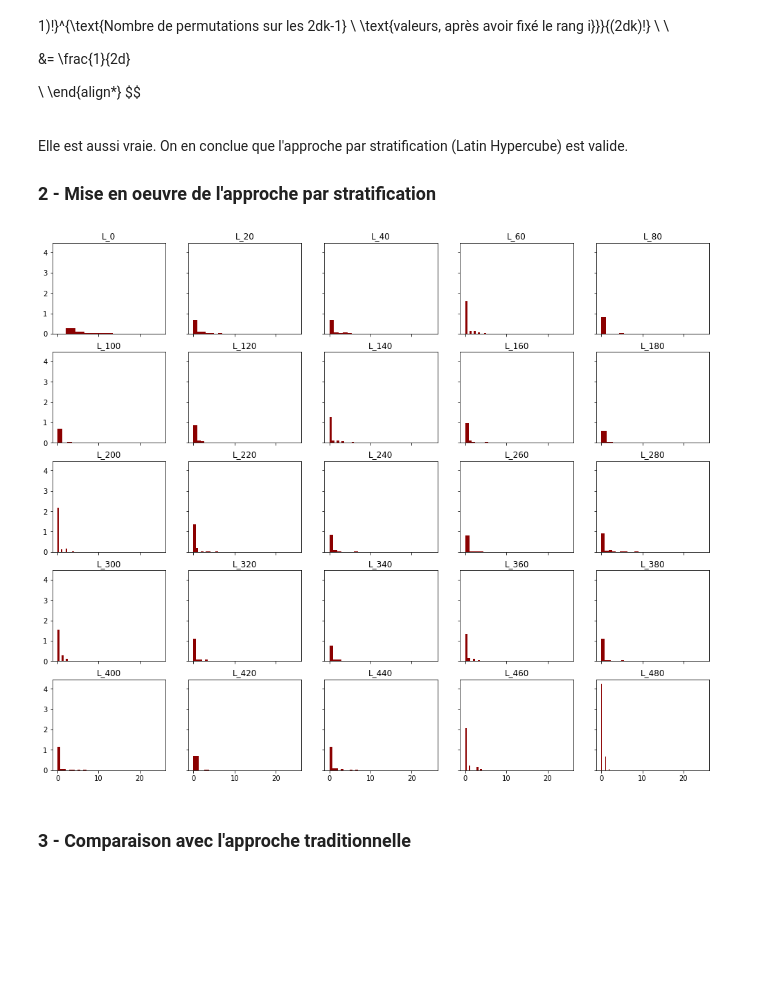
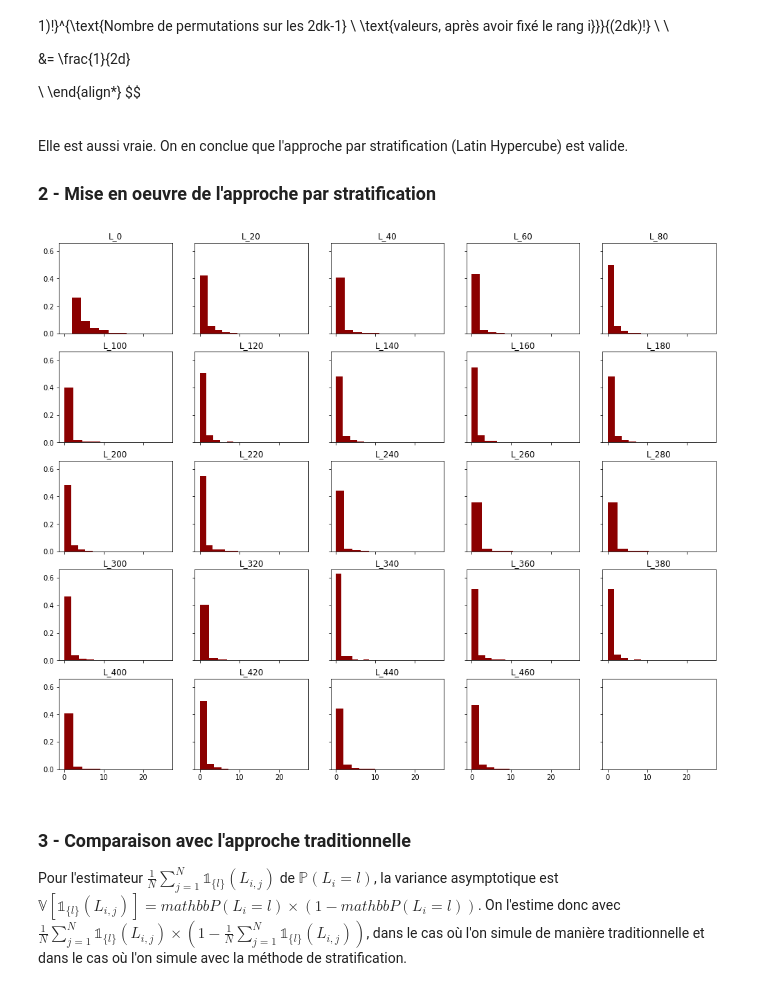
Before and after one commit to LittleBabyPanda/MCProject, a Jupyter notebook: MC_notebook.ipynb, the cells around one changed output. Cells and saved outputs as stored; diff of their text form; code cells hidden in the pictures; blank space fills up the shorter version.

```diff
--- a/MC_notebook.ipynb
+++ b/MC_notebook.ipynb
@@ -229,9 +233,9 @@ Pour des raisons de performance, nous allons seulement simuler pour des longueur
 # %%
 ''' Création des N marches aléatoires X_tj '''
 
-N = 1000 # On détermine le nombre de marches aléatoires à simuler
+N = 100000 # On détermine le nombre de marches aléatoires à simuler
 d = 2 # On se place en dimension 2
-T = 1000 # On fixe un horizon de temps limité
+T = 100 # On fixe un horizon de temps limité
 
 X = [] # On crée une liste qui contient les N trajectoires
 for j in range(N):
@@ -461,12 +465,10 @@ def perm_ixte_formate(d,k,t):
 # %%
 ''' Calcul des L_ij - approche par troncature au plus petit échantillon '''
 
-
-
 T = 1000 # On commence par définir un horizon de temps T
 d = 2 # On établit également la dimension du problème
-k = 20 # On crée l'entier k
-N = 2*d*k
+k = 2000 # On crée l'entier k
+N = 2*d*k # = 8000, on se rapproche du cadre asymptotique
 
 perm_X_check = perm_ixte_formate(d,k,T).applymap(str)
 L = [] # On crée une liste qui contient les N réalisations des suites L_ij
@@ -484,14 +486,16 @@ for i in range(Q): # Pour i allant de 0 à Q-1, on regroupe les L_i
 # %%
 ''' Résultats : plots '''
 
 fig5, axs5 = plt.subplots(5, 5, figsize=(17,14), sharey=True, sharex=True)
 
-for i in range(25):
-    axs5[i//5,i%5].hist(perm_L_regroup[np.arange(0,500,20)[i]], density=True, color='darkred')
-    axs5[i//5,i%5].set_title("L_"+str(np.arange(0,500,20)[i]))
+for i in range(24):
+    axs5[i//5,i%5].hist(perm_L_regroup[np.arange(0,Q,20)[i]], density=True, color='darkred')
+    axs5[i//5,i%5].set_title("L_"+str(np.arange(0,Q,20)[i]))
 
 plt.show()
 # %% [output]
-[figure, old version]
+[figure, new version]
-# %% [markdown]
-### 3 - Comparaison avec l'approche traditionnelle
+# %% [markdown]
+### 3 - Comparaison avec l'approche traditionnelle
+
+Pour l'estimateur $\frac{1}{N}\sum_{j=1}^{N}\mathbb{1}_{\{l\}}(L_{i,j})$ de $\mathbb{P}(L_i = l)$, la variance asymptotique est $\mathbb{V}[\mathbb{1}_{\{l\}}(L_{i,j})] = mathbb{P}(L_i = l) \times (1 - mathbb{P}(L_i = l))$. On l'estime donc avec $\frac{1}{N}\sum_{j=1}^{N}\mathbb{1}_{\{l\}}(L_{i,j}) \times (1 - \frac{1}{N}\sum_{j=1}^{N}\mathbb{1}_{\{l\}}(L_{i,j}))$, dans le cas où l'on simule de manière traditionnelle et dans le cas où l'on simule avec la méthode de stratification.
```
Also changed, not shown: parts of 2 cells of this notebook.
